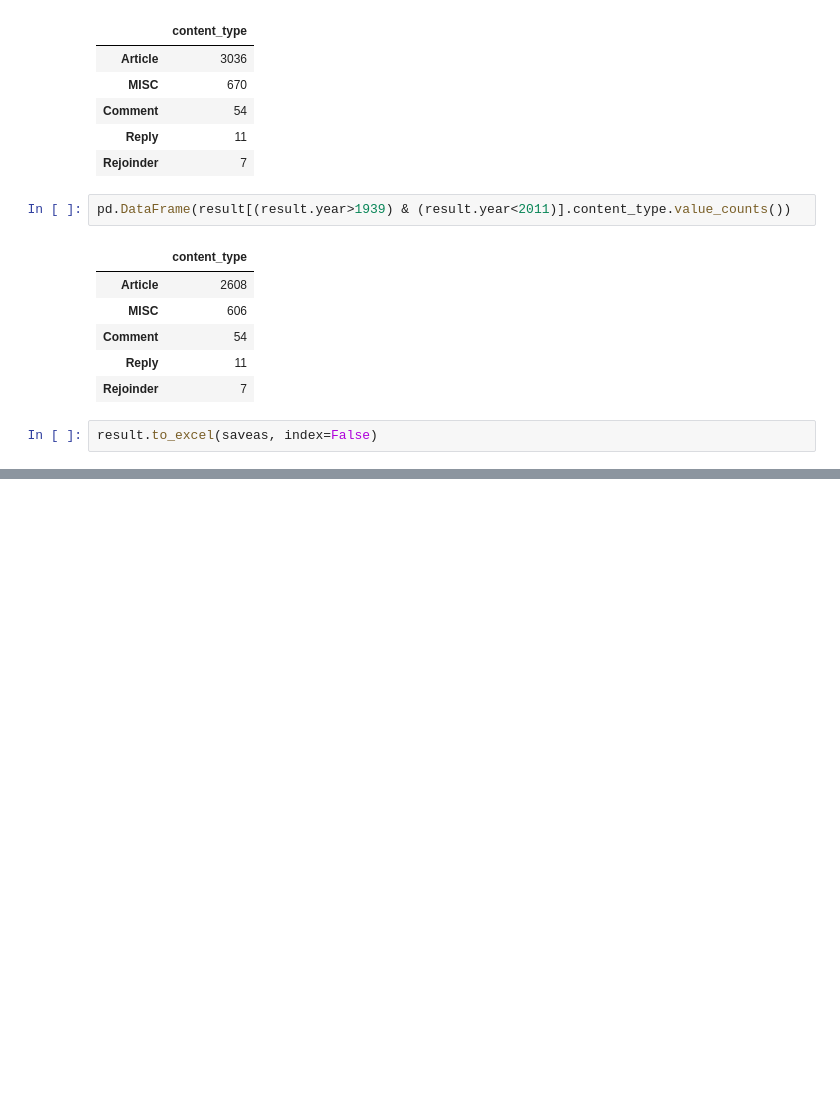
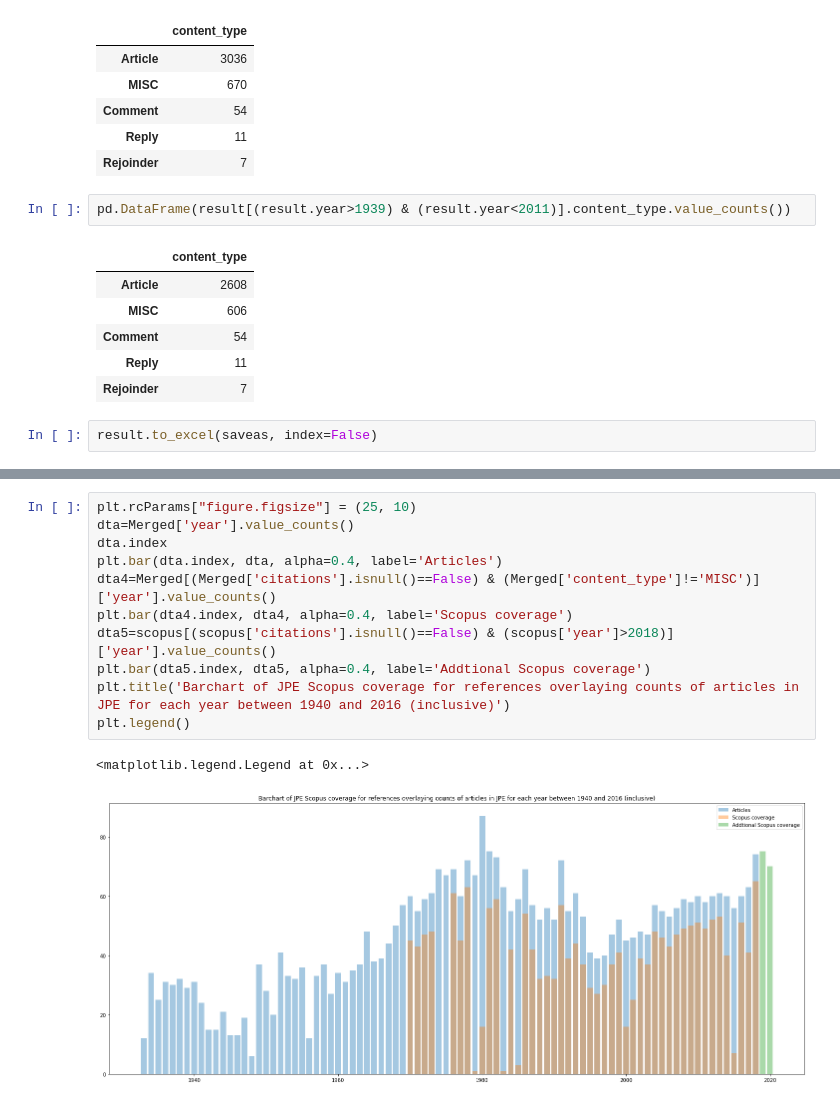
Before and after one commit to sjwu1235/Thesis, a Jupyter notebook: RES cleaning.ipynb, the cells around one changed output, grey strips where cells are left out. Drawn from its saved outputs; the diff is of its cells as text; blank space fills up the shorter version.

```diff
--- a/RES cleaning.ipynb
+++ b/RES cleaning.ipynb
@@ -210,0 +478,14 @@ result.to_excel(saveas, index=False)
+# %%
+plt.rcParams["figure.figsize"] = (25, 10)
+dta=Merged['year'].value_counts()
+dta.index
+plt.bar(dta.index, dta, alpha=0.4, label='Articles')
+dta4=Merged[(Merged['citations'].isnull()==False) & (Merged['content_type']!='MISC')]['year'].value_counts()
+plt.bar(dta4.index, dta4, alpha=0.4, label='Scopus coverage')
+dta5=scopus[(scopus['citations'].isnull()==False) & (scopus['year']>2018)]['year'].value_counts()
+plt.bar(dta5.index, dta5, alpha=0.4, label='Addtional Scopus coverage')
+plt.title('Barchart of JPE Scopus coverage for references overlaying counts of articles in JPE for each year between 1940 and 2016 (inclusive)')
+plt.legend()
+# %% [output]
+<matplotlib.legend.Legend at 0x...>
+[figure, added]
```
Also changed, not shown: parts of 46 cells of this notebook.
